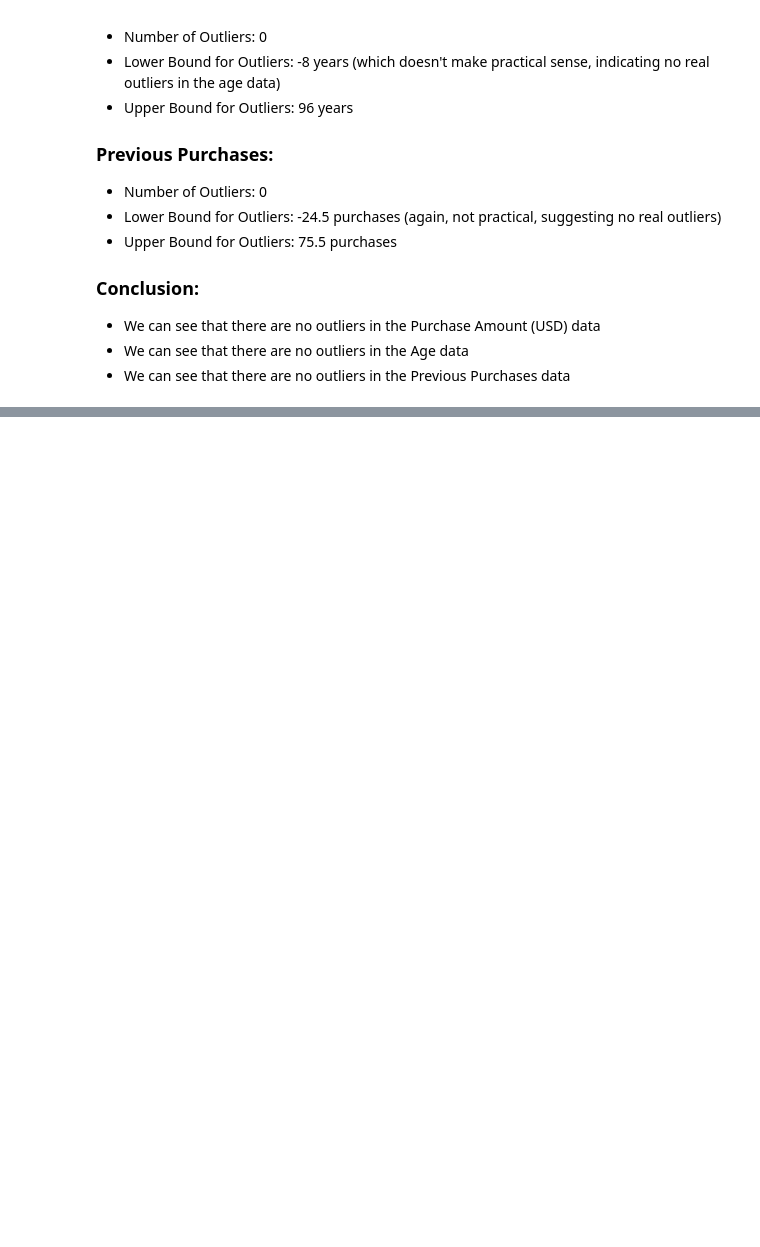
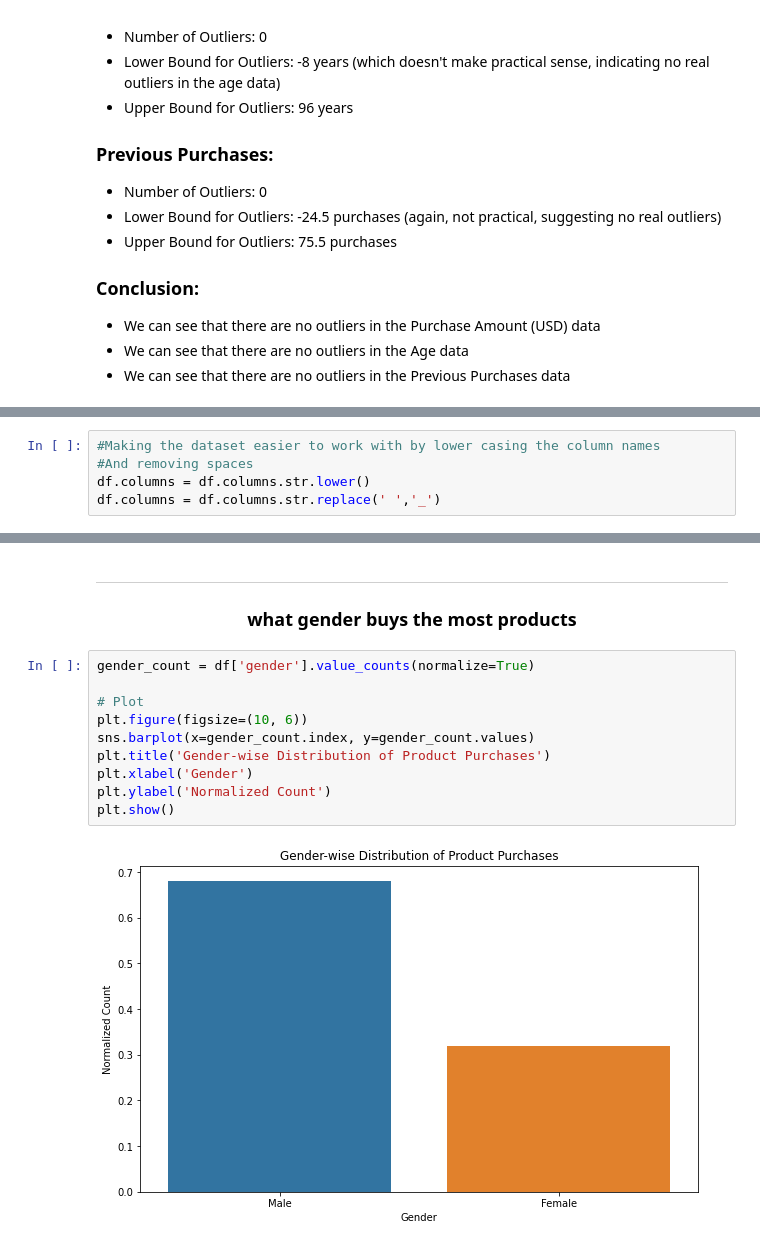
Before and after one commit to GitHbGav/Consumer-Behavior, a Jupyter notebook: Notebooks/Final Notebook.ipynb, the cells around one changed output, grey strips where cells are left out. Cells and saved outputs as stored; diff of their text form; blank space fills up the shorter version.

```diff
--- a/Notebooks/Final Notebook.ipynb
+++ b/Notebooks/Final Notebook.ipynb
@@ -268,0 +202,5 @@ plt.show()
+# %%
+#Making the dataset easier to work with by lower casing the column names
+#And removing spaces
+df.columns = df.columns.str.lower()
+df.columns = df.columns.str.replace(' ','_')
@@ -268,0 +331,15 @@ plt.show()
+# %% [markdown]
+<hr style="border:2px solid blue">
+<h3 align="center"> what gender buys the most products</h3>
+# %%
+gender_count = df['gender'].value_counts(normalize=True)
+
+# Plot
+plt.figure(figsize=(10, 6))
+sns.barplot(x=gender_count.index, y=gender_count.values)
+plt.title('Gender-wise Distribution of Product Purchases')
+plt.xlabel('Gender')
+plt.ylabel('Normalized Count')
+plt.show()
+# %% [output]
+[figure, added]
```
Also changed, not shown: parts of 29 cells of this notebook, 1 other file.
